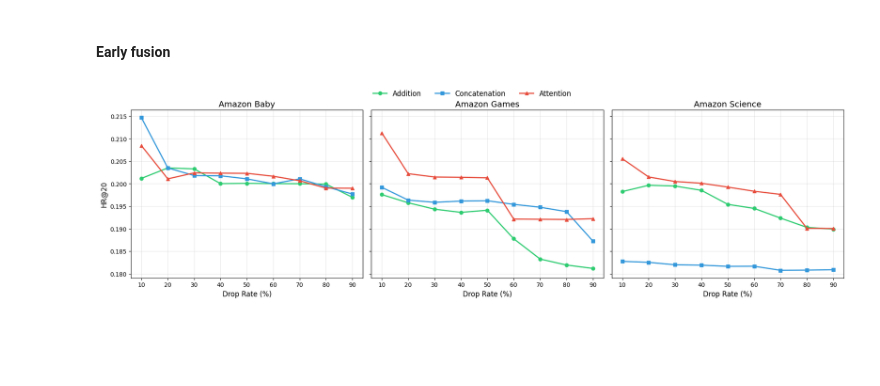
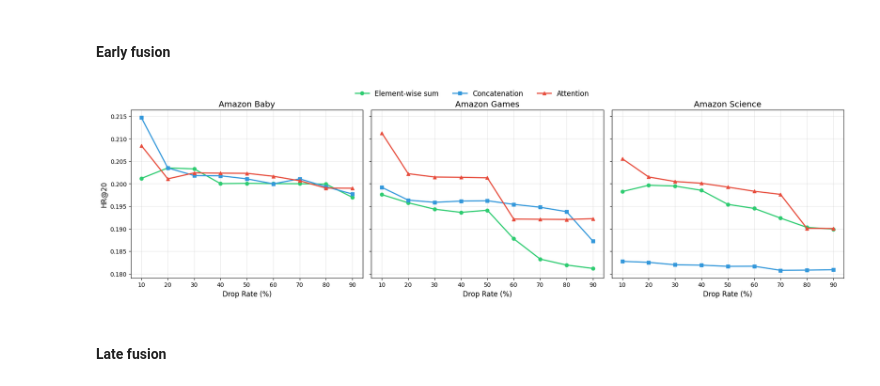
Before and after one commit to natalijaglisovic/when_to_fuse, a Jupyter notebook: graphs_paper.ipynb, the cells around one changed output. Cells and saved outputs as stored; diff of their text form; code cells hidden in the pictures; blank space fills up the shorter version.

```diff
--- a/graphs_paper.ipynb
+++ b/graphs_paper.ipynb
@@ -1037,7 +1037,7 @@ def plot_modality_drop(datasets, dataset_names):
     fig, axes = plt.subplots(1, 3, figsize=(18, 5), sharey=True)
 
     methods = [
-        ('add', 'Addition', 'o', '#2ecc71'),
+        ('add', 'Element-wise sum', 'o', '#2ecc71'),
         ('concat', 'Concatenation', 's', '#3498db'),
         ('attention', 'Attention', '^', '#e74c3c'),
     ]
@@ -1045,32 +1045,34 @@ def plot_modality_drop(datasets, dataset_names):
     legend_handles = []
     for ax, data, name in zip(axes, datasets, dataset_names):
         summary = data['summary']
         percentages = [10, 20, 30, 40, 50, 60, 70, 80, 90]
 
         for method, label, marker, color in methods:
             means = [summary[method][f'{p}%']['mean'] for p in percentages]
             line, = ax.plot(percentages, means, label=label, marker=marker,
                            color=color, linewidth=2, markersize=6)
             if name == dataset_names[0]:
                 legend_handles.append(line)
 
         ax.set_xlabel('Drop Rate (%)', fontsize=12)
         ax.set_title(name, fontsize=14)
         ax.grid(True, alpha=0.3)
 
     axes[0].set_ylabel('HR@20', fontsize=12)
 
     fig.legend(handles=legend_handles, labels=[m[1] for m in methods],
               loc='upper center', ncol=3, fontsize=12, frameon=False,
               bbox_to_anchor=(0.5, 1.05))
 
     plt.tight_layout()
-    #plt.savefig('modality_drop_subplots.png', bbox_inches='tight')
+    #plt.savefig('modality_drop_subplots.png', bbox_inches='tight')l
     plt.show()
 
 plot_modality_drop(
     [amazon_baby, amazon_games, amazon_science],
     ['Amazon Baby', 'Amazon Games', 'Amazon Science']
 )
 # %% [output]
-[figure, old version]
+[figure, new version]
+# %% [markdown]
+#### Late fusion
```
Also changed, not shown: parts of 8 cells of this notebook.
